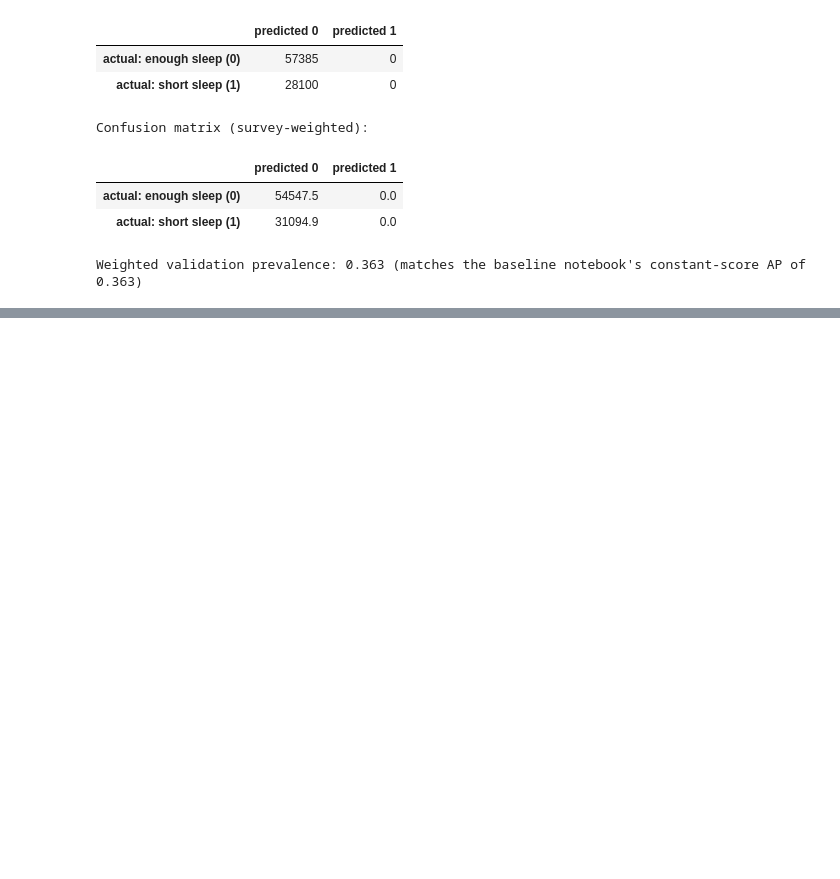
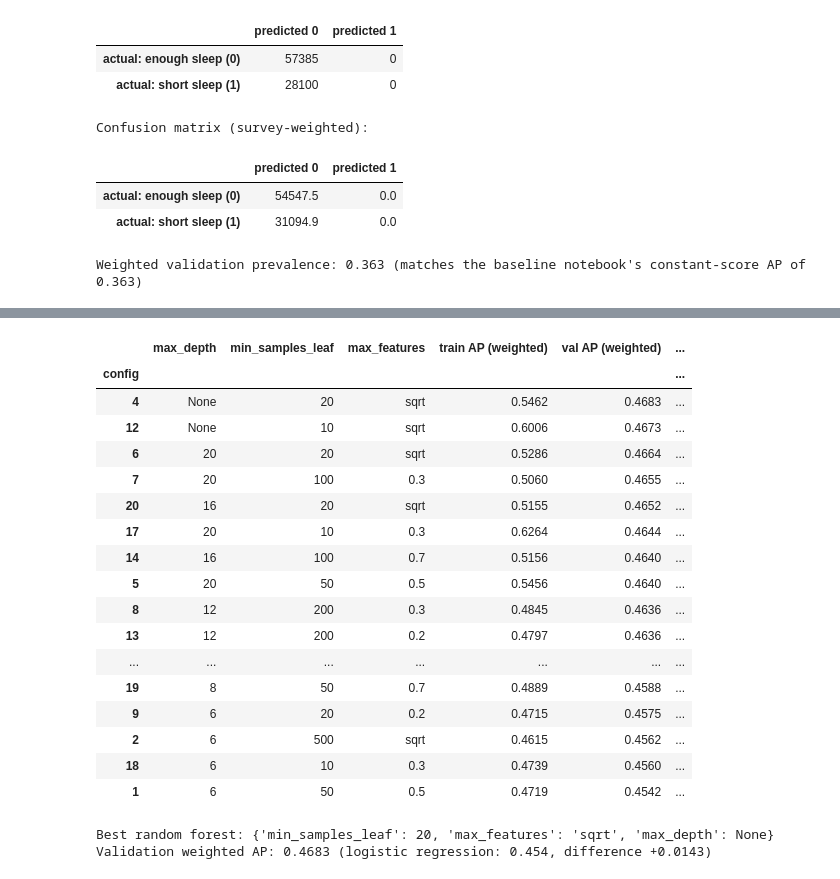
Before and after one commit to jryfeng-lgtm/CIS5450_Final_Project, a Jupyter notebook: Modeling/tree_models.ipynb, the cells around one changed output, grey strips where cells are left out. Drawn from its saved outputs; the diff is of its cells as text; code cells hidden in the pictures; blank space fills up the shorter version.

Commit message:
add RF randomized search

```diff
--- a/Modeling/tree_models.ipynb
+++ b/Modeling/tree_models.ipynb
@@ -252,0 +351,31 @@ Weighted validation prevalence: 0.363 (matches the baseline notebook's constant-
+# %%
+display(
+    rf_search.sort_values("val AP (weighted)", ascending=False)
+    .set_index("config")
+    .round({"train AP (weighted)": 4, "val AP (weighted)": 4, "val ROC AUC (weighted)": 4,
+            "train - val AP": 4, "seconds": 0})
+)
+print(f"Best random forest: {rf_best_params}")
+print(f"Validation weighted AP: {rf_best_ap:.4f} (logistic regression: {LR_VAL_AP:.3f}, "
+      f"difference {rf_best_ap - LR_VAL_AP:+.4f})")
+# %% [output]
+|  | max_depth | min_samples_leaf | max_features | train AP (weighted) | val AP (weighted) | ... |
+| config |  |  |  |  |  | ... |
+| 4 | None | 20 | sqrt | 0.5462 | 0.4683 | ... |
+| 12 | None | 10 | sqrt | 0.6006 | 0.4673 | ... |
+| 6 | 20 | 20 | sqrt | 0.5286 | 0.4664 | ... |
+| 7 | 20 | 100 | 0.3 | 0.5060 | 0.4655 | ... |
+| 20 | 16 | 20 | sqrt | 0.5155 | 0.4652 | ... |
+| 17 | 20 | 10 | 0.3 | 0.6264 | 0.4644 | ... |
+| 14 | 16 | 100 | 0.7 | 0.5156 | 0.4640 | ... |
+| 5 | 20 | 50 | 0.5 | 0.5456 | 0.4640 | ... |
+| 8 | 12 | 200 | 0.3 | 0.4845 | 0.4636 | ... |
+| 13 | 12 | 200 | 0.2 | 0.4797 | 0.4636 | ... |
+| ... | ... | ... | ... | ... | ... | ... |
+| 19 | 8 | 50 | 0.7 | 0.4889 | 0.4588 | ... |
+| 9 | 6 | 20 | 0.2 | 0.4715 | 0.4575 | ... |
+| 2 | 6 | 500 | sqrt | 0.4615 | 0.4562 | ... |
+| 18 | 6 | 10 | 0.3 | 0.4739 | 0.4560 | ... |
+| 1 | 6 | 50 | 0.5 | 0.4719 | 0.4542 | ... |
+Best random forest: {'min_samples_leaf': 20, 'max_features': 'sqrt', 'max_depth': None}
+Validation weighted AP: 0.4683 (logistic regression: 0.454, difference +0.0143)
```
Also changed, not shown: parts of 3 cells of this notebook, 2 other files.
